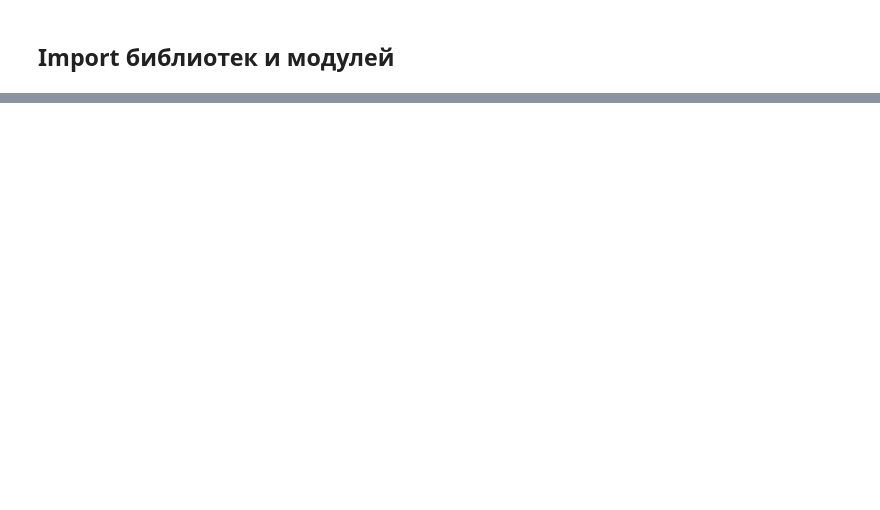
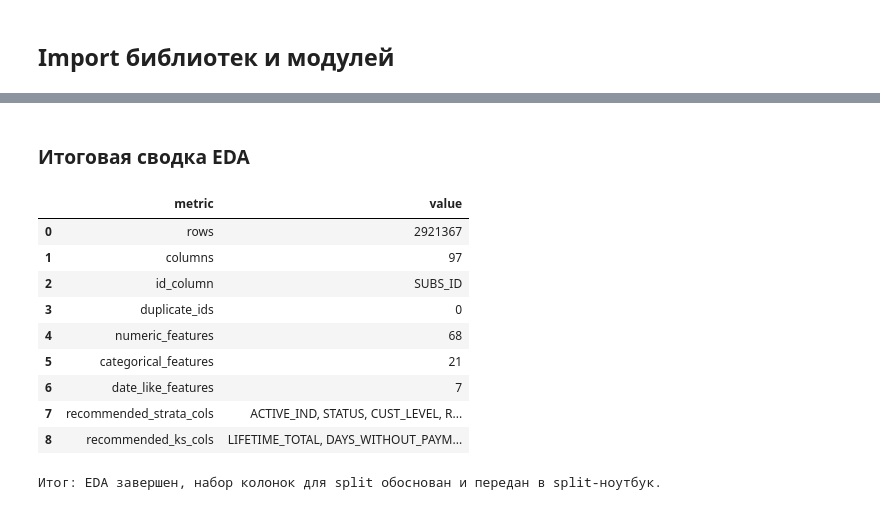
Before and after one commit to AleksTurov/universal_control_group, a Jupyter notebook: notebook/02_EDA.ipynb, the cells around one changed output, grey strips where cells are left out. Cells and saved outputs as stored; diff of their text form; code cells hidden in the pictures; blank space fills up the shorter version.

```diff
--- a/notebook/02_EDA.ipynb
+++ b/notebook/02_EDA.ipynb
@@ -702,0 +598,44 @@ print("Комментарий: если столбики и распределе
+# %%
+eda_conclusion = pd.DataFrame(
+    {
+        "metric": [
+            "rows",
+            "columns",
+            "id_column",
+            "duplicate_ids",
+            "numeric_features",
+            "categorical_features",
+            "date_like_features",
+            "recommended_strata_cols",
+            "recommended_ks_cols",
+        ],
+        "value": [
+            len(source_df),
+            source_df.shape[1],
+            id_col,
+            duplicate_id_count,
+            len(numeric_cols),
+            len(categorical_cols),
+            len(date_like_cols),
+            ", ".join(final_strata_cols),
+            ", ".join(final_ks_cols),
+        ],
+    }
+)
+
+display(Markdown("### Итоговая сводка EDA"))
+display(eda_conclusion)
+print("Итог: EDA завершен, набор колонок для split обоснован и передан в split-ноутбук.")
+# %% [output]
+### Итоговая сводка EDA
+|  | metric | value |
+| 0 | rows | 2921367 |
+| 1 | columns | 97 |
+| 2 | id_column | SUBS_ID |
+| 3 | duplicate_ids | 0 |
+| 4 | numeric_features | 68 |
+| 5 | categorical_features | 21 |
+| 6 | date_like_features | 7 |
+| 7 | recommended_strata_cols | ACTIVE_IND, STATUS, CUST_LEVEL, R... |
+| 8 | recommended_ks_cols | LIFETIME_TOTAL, DAYS_WITHOUT_PAYM... |
+Итог: EDA завершен, набор колонок для split обоснован и передан в split-ноутбук.
```
Also changed, not shown: parts of 18 cells of this notebook, 5 other files.
